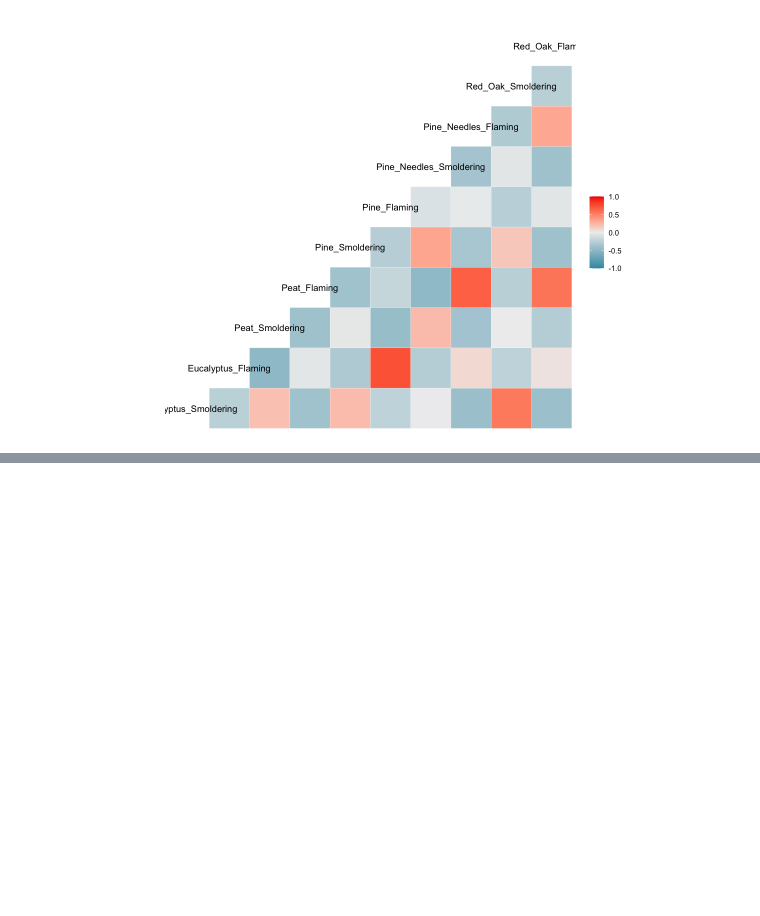
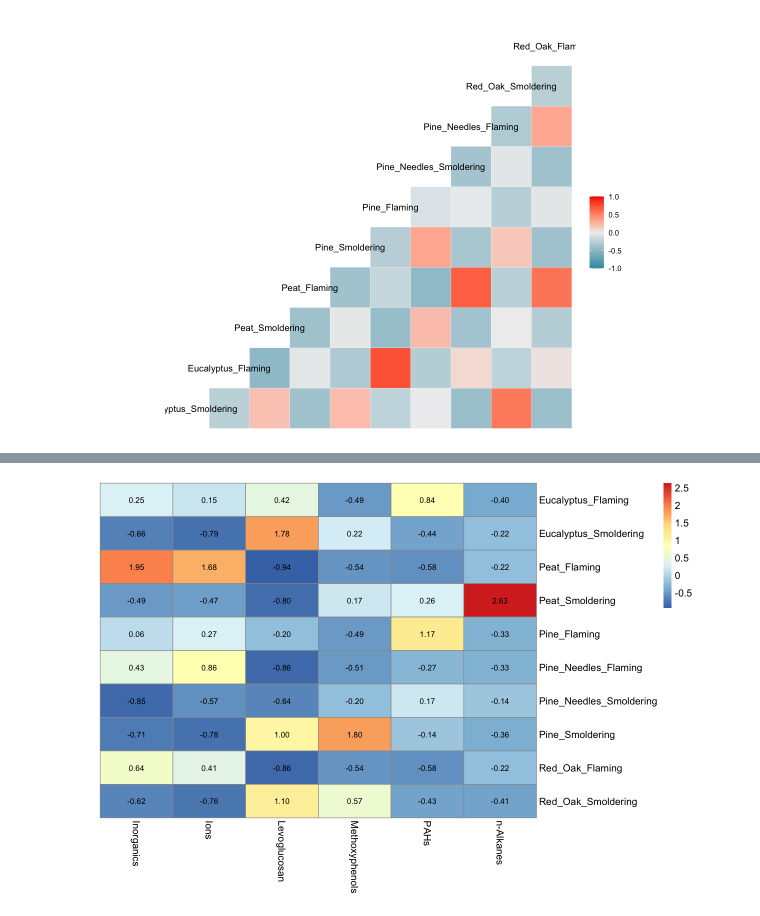
Before and after one commit to UNCSRP/The-inTelligence-And-Machine-lEarning-Toolkit-2.0, a Jupyter notebook: Chapter 3/3.1 Data Visualizations/Data Visualizations.ipynb, the cells around one changed output, grey strips where cells are left out. Cells and saved outputs as stored; diff of their text form; code cells hidden in the pictures; blank space fills up the shorter version.

```diff
--- a/Chapter 3/3.1 Data Visualizations/Data Visualizations.ipynb
+++ b/Chapter 3/3.1 Data Visualizations/Data Visualizations.ipynb
@@ -258,0 +272,12 @@ For additional figures available and to view aspects of figures that can be chan
+# %%
+heatmap_df2 = scaled_longer_smoke_data %>%
+    group_by(Biomass_Burn_Condition, Chemical.Category) %>%
+    # using the summarize function instead of mutate function as was done previously since we only need the average values now
+    summarize(Avg_Scaled_Concentration = mean(Scaled_Chemical_Concentration)) %>%
+    # transforming the data to a wide format
+    pivot_wider(id_cols = Biomass_Burn_Condition, names_from = "Chemical.Category",
+                               values_from = "Avg_Scaled_Concentration") %>%
+    # converting the chemical names to row names
+    column_to_rownames(var = "Biomass_Burn_Condition")
+
+head(heatmap_df2)
@@ -258,0 +296,8 @@ For additional figures available and to view aspects of figures that can be chan
+# %%
+pheatmap(heatmap_df2,
+        # removing the clustering option from both rows and columns
+        cluster_rows = FALSE, cluster_cols = FALSE,
+        # adding the values for each cell, making those values black, and changing the font size
+        display_numbers = TRUE, number_color = "black", fontsize = 12)
+# %% [output]
+[figure, added]
```
Also changed, not shown: parts of 20 cells of this notebook, 1 other file.
